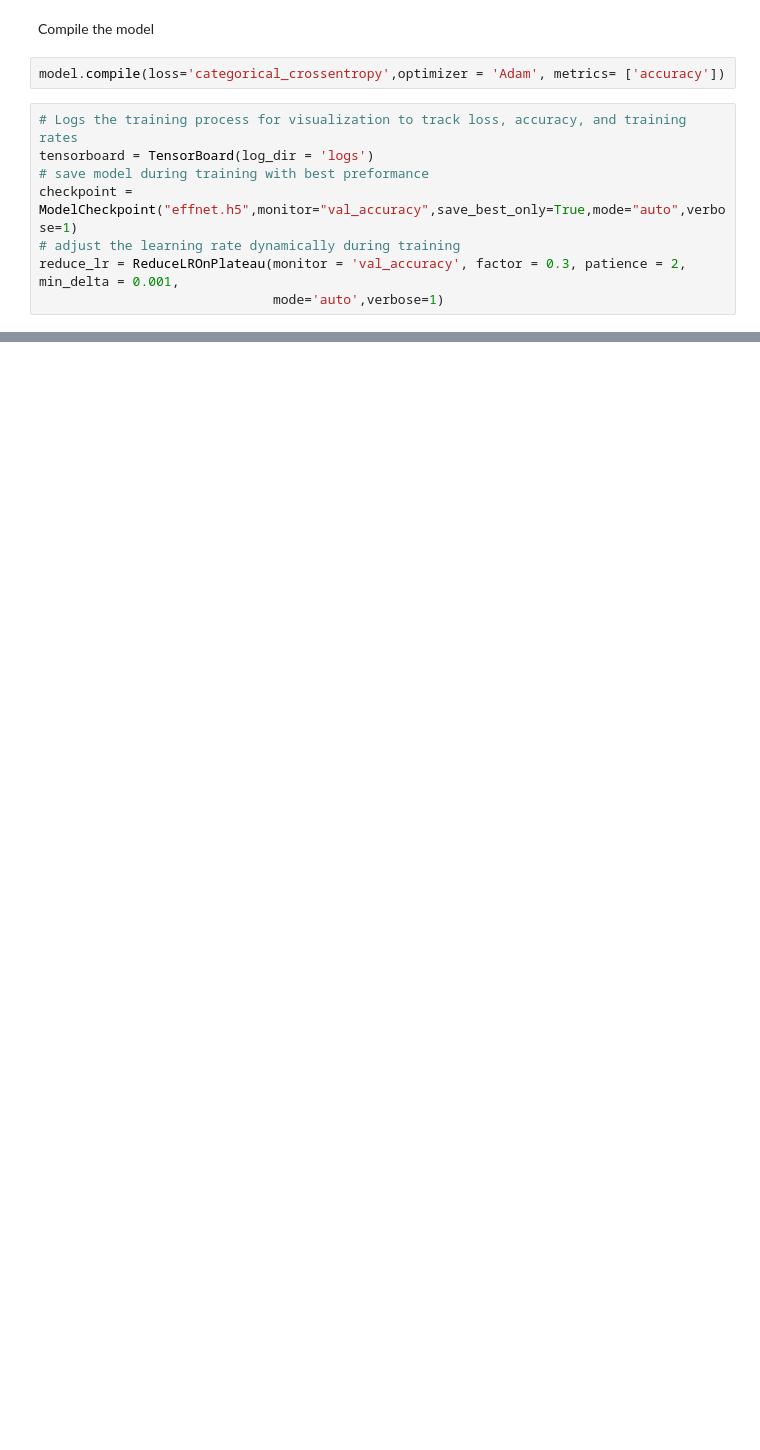
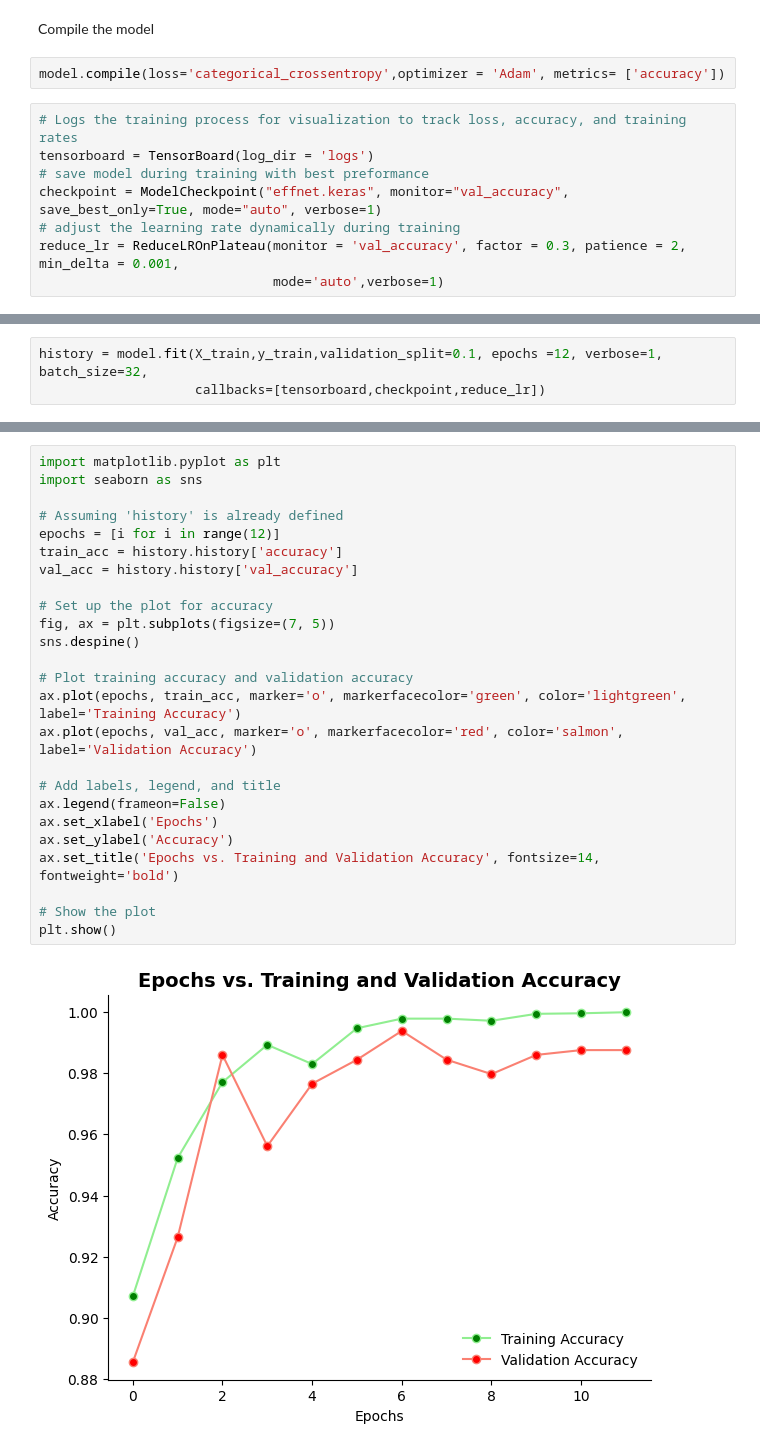
Before and after one commit to Lememski/IAT360-Final-Project, a Jupyter notebook: computervisionproject.ipynb, the cells around one changed output, grey strips where cells are left out. Cells and saved outputs as stored; diff of their text form; blank space fills up the shorter version.

Commit message:
finalized training

```diff
--- a/computervisionproject.ipynb
+++ b/computervisionproject.ipynb
@@ -261,7 +244,7 @@ model.compile(loss='categorical_crossentropy',optimizer = 'Adam', metrics= ['acc
 # Logs the training process for visualization to track loss, accuracy, and training rates
 tensorboard = TensorBoard(log_dir = 'logs')
 # save model during training with best preformance
-checkpoint = ModelCheckpoint("effnet.h5",monitor="val_accuracy",save_best_only=True,mode="auto",verbose=1)
+checkpoint = ModelCheckpoint("effnet.keras", monitor="val_accuracy", save_best_only=True, mode="auto", verbose=1)
 # adjust the learning rate dynamically during training
 reduce_lr = ReduceLROnPlateau(monitor = 'val_accuracy', factor = 0.3, patience = 2, min_delta = 0.001,
                               mode='auto',verbose=1)
@@ -269,0 +294,3 @@ ValueError: The filepath provided must end in `.keras` (Keras model format). Rec
+# %%
+history = model.fit(X_train,y_train,validation_split=0.1, epochs =12, verbose=1, batch_size=32,
+                    callbacks=[tensorboard,checkpoint,reduce_lr])
@@ -269,0 +335,27 @@ ValueError: The filepath provided must end in `.keras` (Keras model format). Rec
+# %%
+import matplotlib.pyplot as plt
+import seaborn as sns
+
+# Assuming 'history' is already defined
+epochs = [i for i in range(12)]
+train_acc = history.history['accuracy']
+val_acc = history.history['val_accuracy']
+
+# Set up the plot for accuracy
+fig, ax = plt.subplots(figsize=(7, 5))
+sns.despine()
+
+# Plot training accuracy and validation accuracy
+ax.plot(epochs, train_acc, marker='o', markerfacecolor='green', color='lightgreen', label='Training Accuracy')
+ax.plot(epochs, val_acc, marker='o', markerfacecolor='red', color='salmon', label='Validation Accuracy')
+
+# Add labels, legend, and title
+ax.legend(frameon=False)
+ax.set_xlabel('Epochs')
+ax.set_ylabel('Accuracy')
+ax.set_title('Epochs vs. Training and Validation Accuracy', fontsize=14, fontweight='bold')
+
+# Show the plot
+plt.show()
+# %% [output]
+[figure, added]
```
Also changed, not shown: parts of 24 cells of this notebook.
